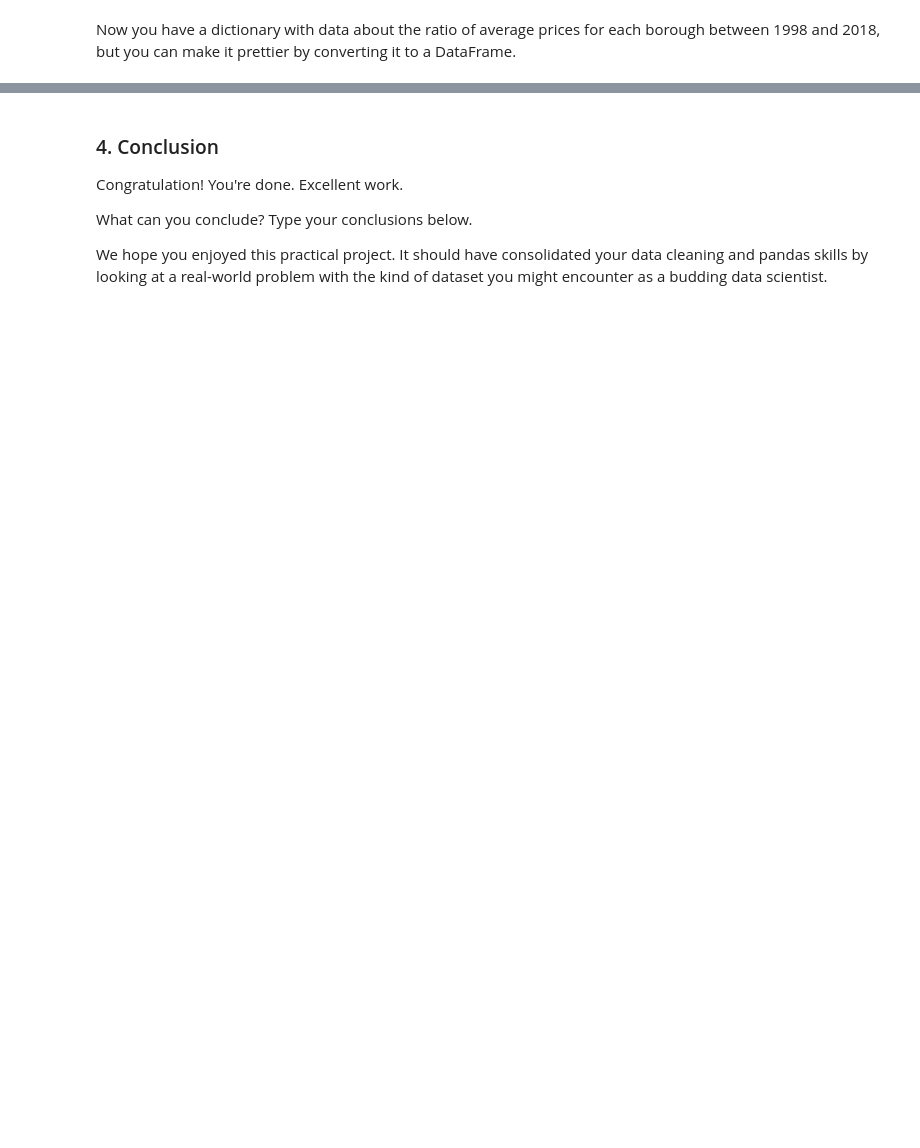
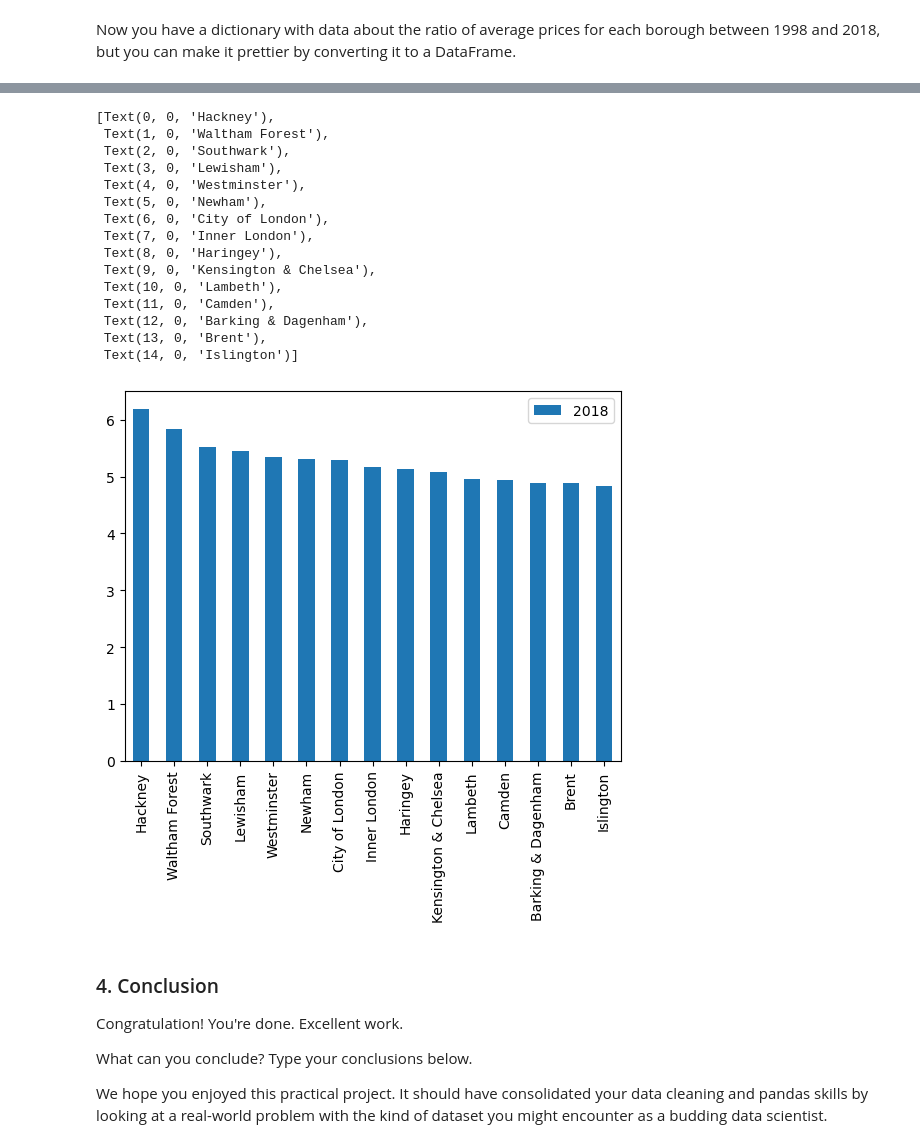
Before and after one commit to wesrhalljr/springboard, a Jupyter notebook: Unit 4 Challenge - Tier 2.ipynb, the cells around one changed output, grey strips where cells are left out. Saved outputs shown, nothing was run; the diff lists cells and outputs as text; code cells hidden in the pictures; blank space fills up the shorter version.

```diff
--- a/Unit 4 Challenge - Tier 2.ipynb
+++ b/Unit 4 Challenge - Tier 2.ipynb
@@ -808,7 +814,7 @@ KeyError: 'London_Borough'
 Now you have a dictionary with data about the ratio of average prices for each borough between 1998 and 2018,  but you can make it prettier by converting it to a DataFrame.
 # %%
 # Make a variable called df_ratios, and assign it the result of calling the DataFrame method on the dictionary final.
-df_ratios = pd.DataFrame(final)
+df_ratios = pd.DataFrame(final, index=[0])
 # %%
 # Call the head() method on this variable to check it out.
 df_ratios.head()
@@ -817,5 +825,5 @@ NameError: name 'df_ratios' is not defined
 # %%
 # All we need to do now is transpose it, and reset the index!
-df_ratios_T = _ _ _.T
+df_ratios_T = df_ratios.T
 df_ratios = df_ratios_T.reset_index()
 df_ratios.head()
@@ -822,4 +837,4 @@ df_ratios.head()
 # %%
 # Let's just rename the 'index' column as 'London_Borough', and the '0' column to '2018'.
-df_ratios._ _ _(columns={'index':'Borough', 0:'2018'}, inplace=True)
+df_ratios.rename(columns={'index':'Borough', 0:'2018'}, inplace=True)
 df_ratios.head()
@@ -826,5 +848,5 @@ df_ratios.head()
 # %%
 # Let's sort in descending order and select the top 15 boroughs.
 # Make a variable called top15, and assign it the result of calling sort_values() on df_ratios.
-_ _ _ = df_ratios._ _ _(by='2018',ascending=False).head(15)
+top15 = df_ratios.sort_values(by='2018',ascending=False).head(15)
 print(top15)
@@ -831,10 +870,27 @@ print(top15)
 # %%
 # Let's plot the boroughs that have seen the greatest changes in price.
 # Make a variable called ax. Assign it the result of filtering top15 on 'Borough' and '2018', then calling plot(), with
 # the parameter kind = 'bar'.
-_ _ _ = top15[['Borough','_ _ _']].plot(kind='bar')
+ax = top15[['Borough','2018']].plot(kind='bar')
 
 ax.set_xticklabels(top15.Borough)
+# %% [output]
+[Text(0, 0, 'Hackney'),
+ Text(1, 0, 'Waltham Forest'),
+ Text(2, 0, 'Southwark'),
+ Text(3, 0, 'Lewisham'),
+ Text(4, 0, 'Westminster'),
+ Text(5, 0, 'Newham'),
+ Text(6, 0, 'City of London'),
+ Text(7, 0, 'Inner London'),
+ Text(8, 0, 'Haringey'),
+ Text(9, 0, 'Kensington & Chelsea'),
+ Text(10, 0, 'Lambeth'),
+ Text(11, 0, 'Camden'),
+ Text(12, 0, 'Barking & Dagenham'),
+ Text(13, 0, 'Brent'),
+ Text(14, 0, 'Islington')]
+[figure, added]
 # %% [markdown]
 ### 4. Conclusion
 Congratulation!  You're done. Excellent work.
```
Also changed, not shown: parts of 7 cells of this notebook.
